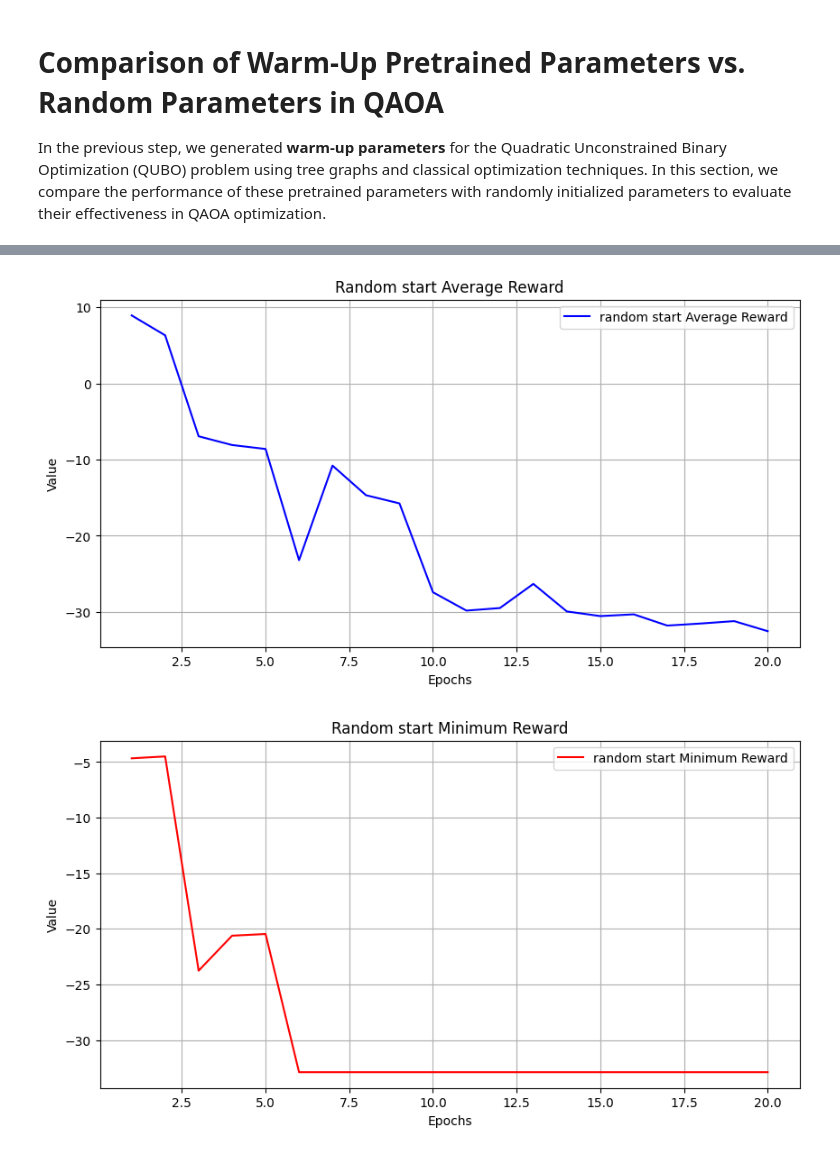
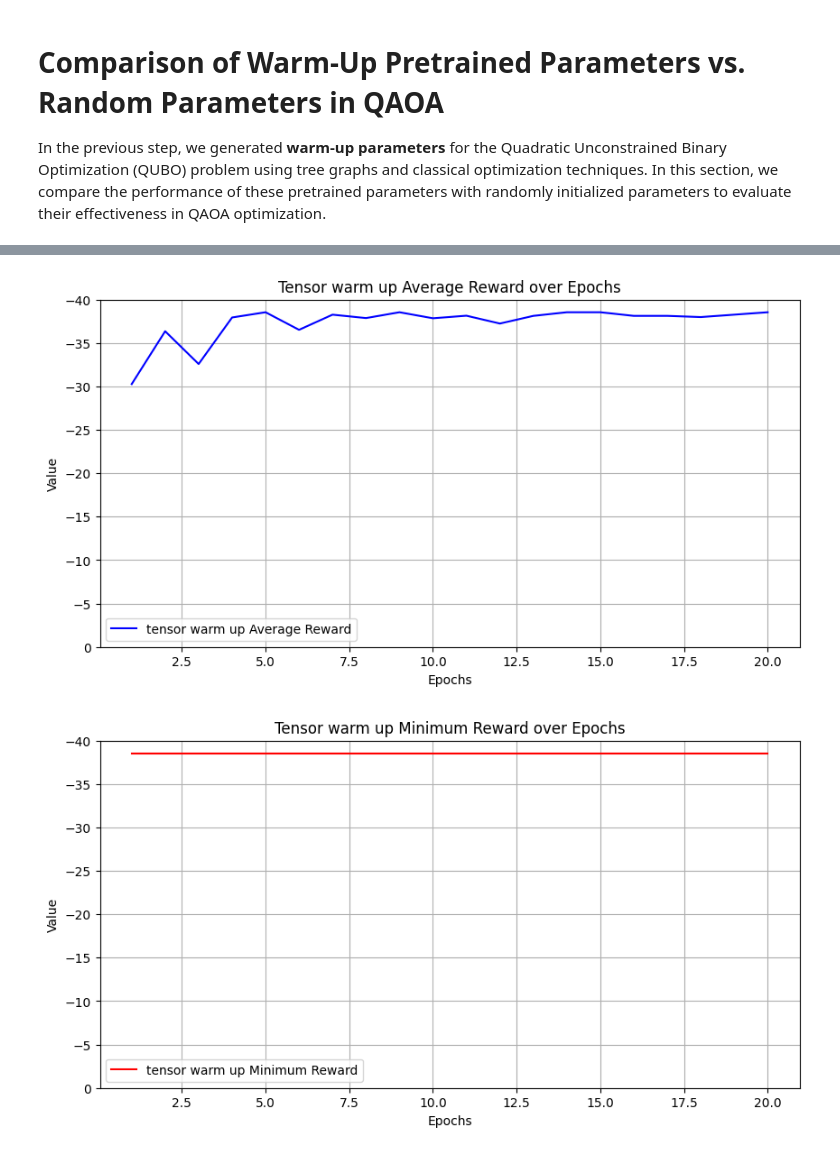
Before and after one commit to pop756/Pasqal_chanllenge, a Jupyter notebook: RL_QAOA_simulation.ipynb, the cells around one changed output, grey strips where cells are left out. Saved outputs shown, nothing was run; the diff lists cells and outputs as text; code cells hidden in the pictures.

```diff
--- a/RL_QAOA_simulation.ipynb
+++ b/RL_QAOA_simulation.ipynb
@@ -273,9 +482,17 @@ In the previous step, we generated **warm-up parameters** for the Quadratic Unco
 # %%
+## Optimization with tensorwarm state
+
+# Initial parameters for QAOA
+init_params = np.array(param_list)
+init_params = np.reshape(init_params,(-1))
+
+# RL-QAOA setup
+rl_qaoa = RL_QAOA(Q,Q.shape[0],init_params,b_vector = np.array([25.]*int((Q.shape[0]**2))) ,QAOA_depth=depth,gamma = 0.99,learning_rate_init=[0.02,0.05])
+final_config = rl_qaoa.rqaoa_execute()
+rl_qaoa.n_c = 2
+print(f"classical_result : {float(final_config[2])},best : {rl_qaoa.node_assignments}" )
 
 
-rl_qaoa = RL_QAOA(Q,Q.shape[0],np.array([]),b_vector = np.array([]) ,QAOA_depth=0)
-final_config = rl_qaoa.rqaoa_execute()
-
-
-print(f"classical_result : {float(final_config[2])},best : {rl_qaoa.node_assignments}" )
+# Execute RQAOA
+final_config = rl_qaoa.RL_QAOA(episodes=50,epochs=20,correct_ans=float(final_config[2]))
 # %% [output]
@@ -399,42 +547,42 @@ def plot_rl_qaoa_results(avg_values, min_values, prob_values):
 
     # Plot average values with margin
     plt.figure(figsize=(10, 5))
-    plt.plot(epochs, avg_values, label="random start Average Reward", color='blue')
+    plt.plot(epochs, avg_values, label="tensor warm up Average Reward", color='blue')
     plt.xlabel("Epochs")
     plt.ylabel("Value")
-    plt.title("Random start Average Reward")
-    plt.ylim(avg_min - avg_margin, avg_max + avg_margin)
+    plt.title("Tensor warm up Average Reward over Epochs")
+    plt.ylim(0,-40)
     plt.grid(True)
     plt.legend()
     plt.show()
 
     # Plot minimum values with margin
     plt.figure(figsize=(10, 5))
-    plt.plot(epochs, min_values, label="random start Minimum Reward", color='red')
+    plt.plot(epochs, min_values, label="tensor warm up Minimum Reward", color='red')
     plt.xlabel("Epochs")
     plt.ylabel("Value")
-    plt.title("Random start Minimum Reward")
-    plt.ylim(min_min - min_margin, min_max + min_margin)
+    plt.title("Tensor warm up Minimum Reward over Epochs")
+    plt.ylim(0,-40)
     plt.grid(True)
     plt.legend()
     plt.show()
 
     # Plot probability values
     plt.figure(figsize=(10, 5))
-    plt.plot(epochs, prob_values, label="random start Probability", color='green')
+    plt.plot(epochs, prob_values, label="tensor warm up Probability", color='green')
     plt.xlabel("Epochs")
     plt.ylabel("Probability")
-    plt.title("Random start Probability of Finding Correct Solution")
+    plt.title("Tensor warm up Probability of Finding Correct Solution")
     plt.ylim(0, 1)  # Setting the y-axis range between 0 and 1
     plt.grid(True)
     plt.legend()
     plt.show()
 # Example usage with dummy data
 avg_values = rl_qaoa.avg_values
 min_values = rl_qaoa.min_values
 prob_values = rl_qaoa.prob_values
 
 plot_rl_qaoa_results(avg_values, min_values, prob_values)
 # %% [output]
-[figure, old version]
+[figure, new version]
-[figure, old version]
+[figure, new version]
```
Also changed, not shown: parts of 14 cells of this notebook.
